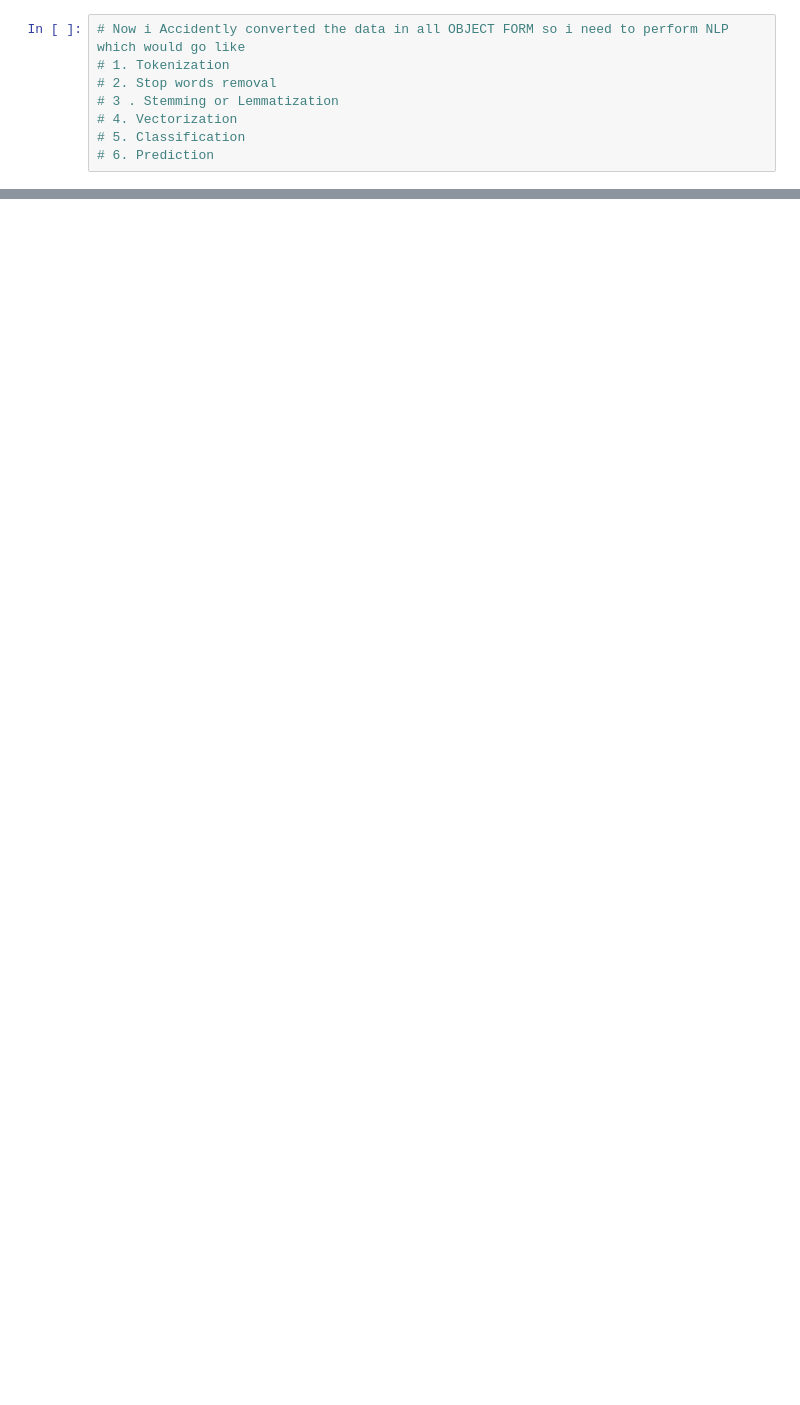
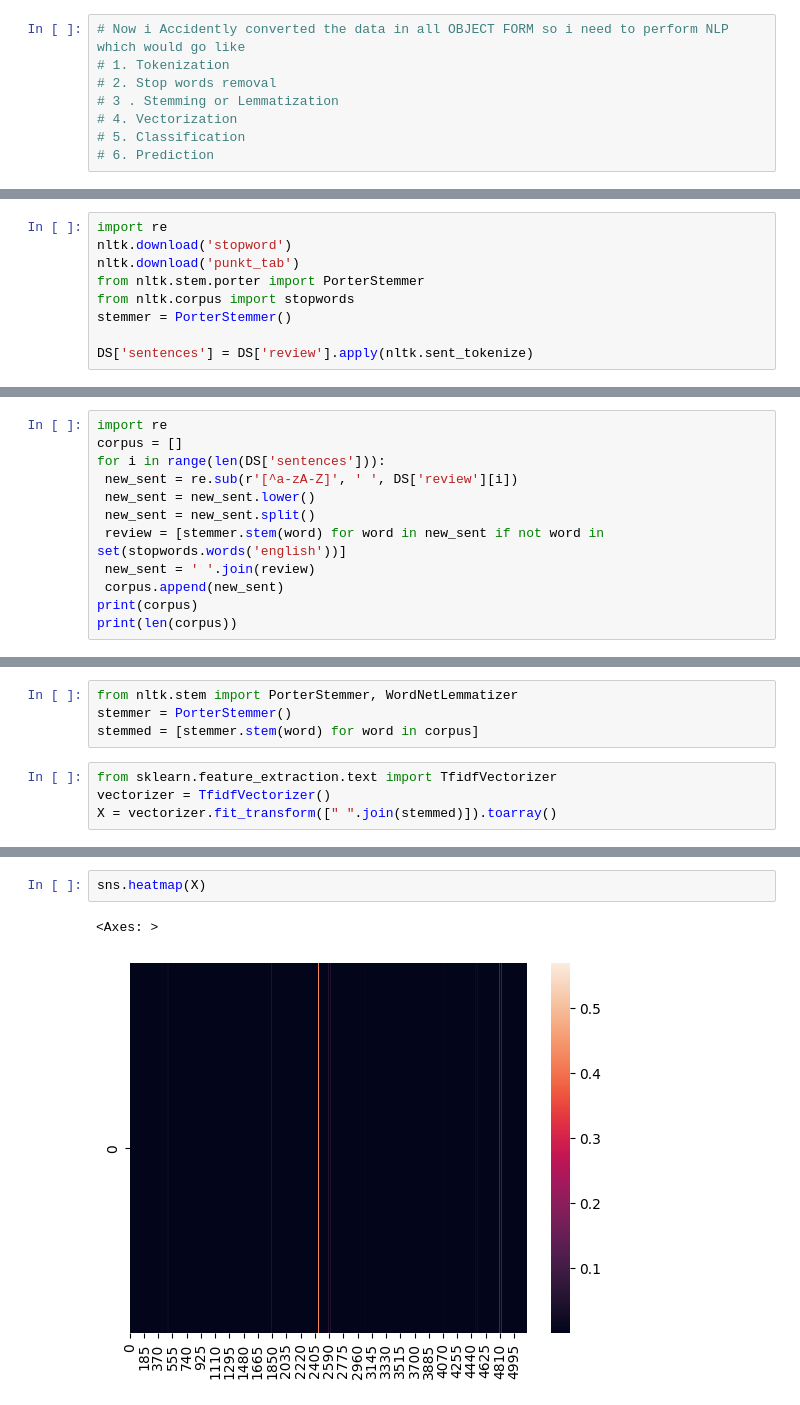
Before and after one commit to man0045/ML_Models, a Jupyter notebook: Laptop-revirew.ipynb, the cells around one changed output, grey strips where cells are left out. Saved outputs shown, nothing was run; the diff lists cells and outputs as text; blank space fills up the shorter version.

```diff
--- a/Laptop-revirew.ipynb
+++ b/Laptop-revirew.ipynb
@@ -226,0 +251,9 @@ DS.isna()
+# %%
+import re
+nltk.download('stopword')
+nltk.download('punkt_tab')
+from nltk.stem.porter import PorterStemmer
+from nltk.corpus import stopwords
+stemmer = PorterStemmer()
+
+DS['sentences'] = DS['review'].apply(nltk.sent_tokenize)
@@ -226,0 +266,12 @@ DS.isna()
+# %%
+import re
+corpus = []
+for i in range(len(DS['sentences'])):
+ new_sent = re.sub(r'[^a-zA-Z]', ' ', DS['review'][i])
+ new_sent = new_sent.lower()
+ new_sent = new_sent.split()
+ review = [stemmer.stem(word) for word in new_sent if not word in set(stopwords.words('english'))]
+ new_sent = ' '.join(review)
+ corpus.append(new_sent)
+print(corpus)
+print(len(corpus))
@@ -226,0 +280,8 @@ DS.isna()
+# %%
+from nltk.stem import PorterStemmer, WordNetLemmatizer
+stemmer = PorterStemmer()
+stemmed = [stemmer.stem(word) for word in corpus]
+# %%
+from sklearn.feature_extraction.text import TfidfVectorizer
+vectorizer = TfidfVectorizer()
+X = vectorizer.fit_transform([" ".join(stemmed)]).toarray()
@@ -226,0 +296,5 @@ DS.isna()
+# %%
+sns.heatmap(X)
+# %% [output]
+<Axes: >
+[figure, added]
```
Also changed, not shown: parts of 15 cells of this notebook.
